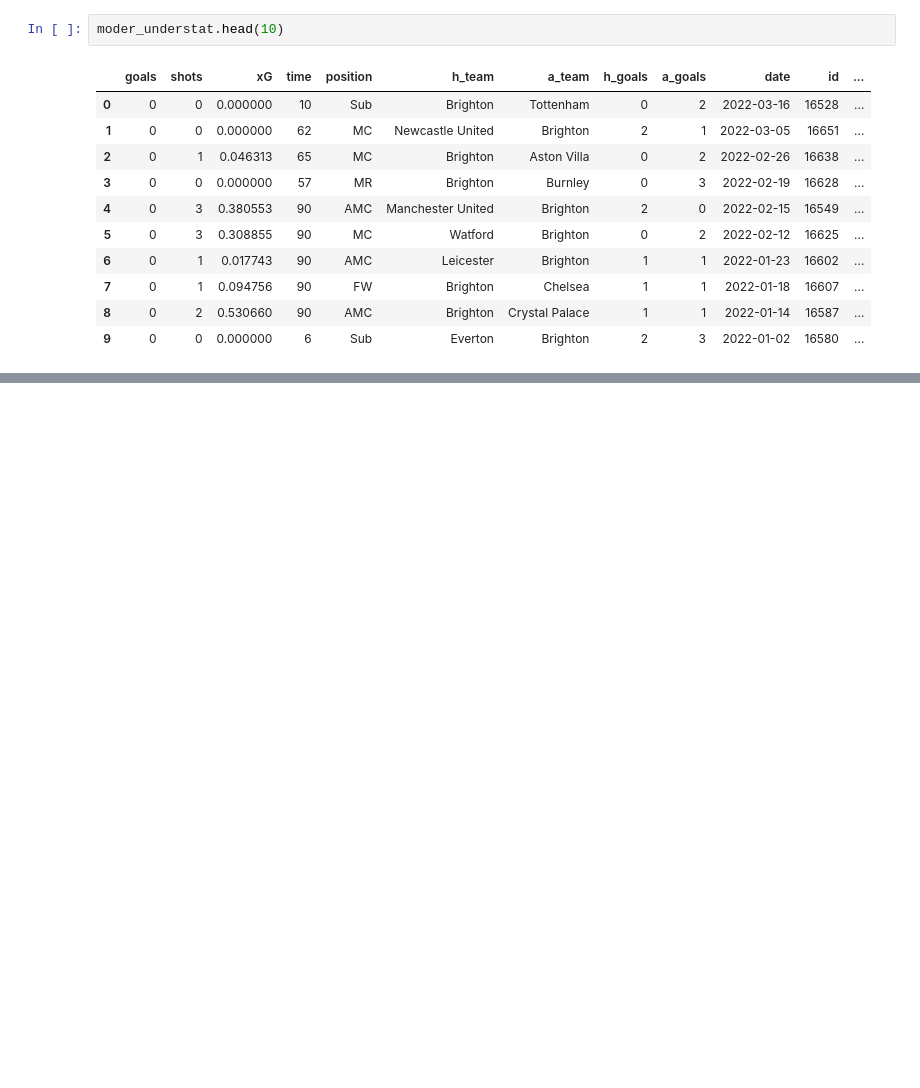
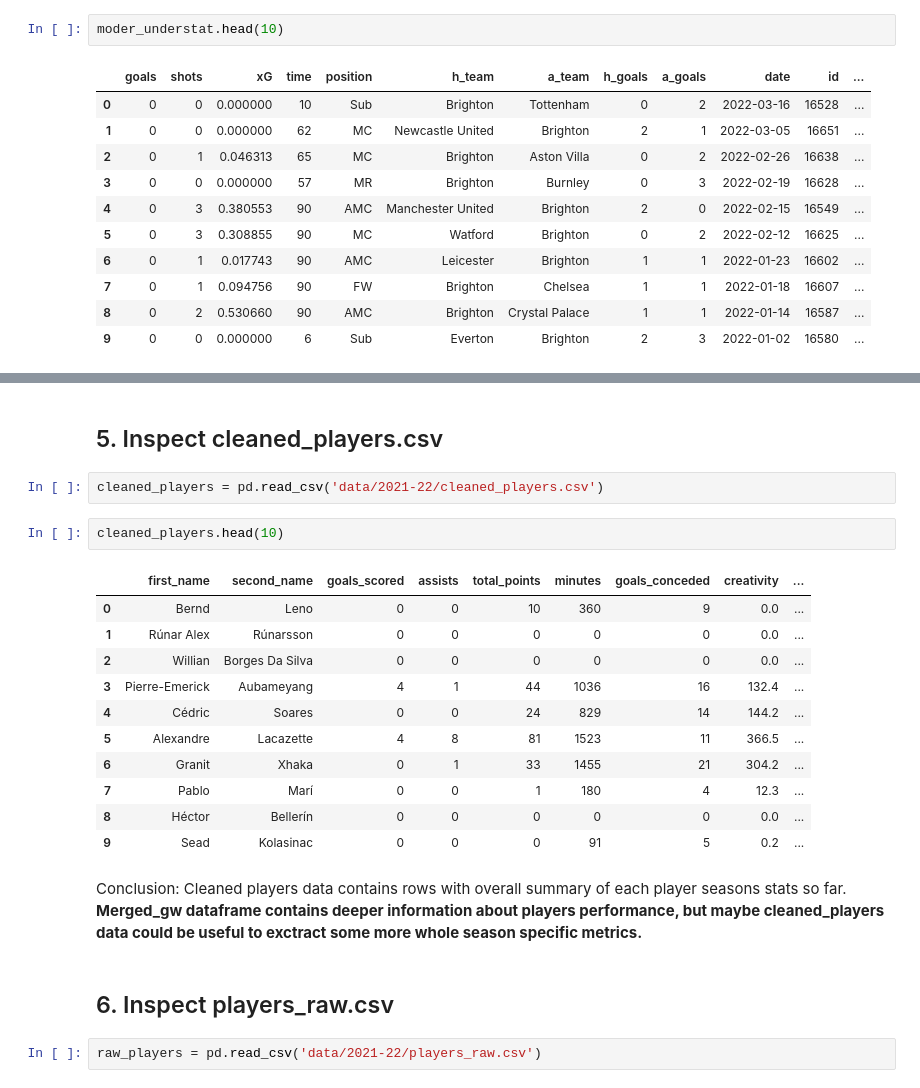
Before and after one commit to gracjans/FPL-AI-Manager_SwanseAI, a Jupyter notebook: EDA.ipynb, the cells around one changed output, grey strips where cells are left out. Drawn from its saved outputs; the diff is of its cells as text; blank space fills up the shorter version.

```diff
--- a/EDA.ipynb
+++ b/EDA.ipynb
@@ -158,0 +178,26 @@ moder_understat.head(10)
+# %% [markdown]
+## 5. Inspect cleaned_players.csv
+# %%
+cleaned_players = pd.read_csv('data/2021-22/cleaned_players.csv')
+# %%
+cleaned_players.head(10)
+# %% [output]
+|  | first_name | second_name | goals_scored | assists | total_points | minutes | goals_conceded | creativity | ... |
+| 0 | Bernd | Leno | 0 | 0 | 10 | 360 | 9 | 0.0 | ... |
+| 1 | Rúnar Alex | Rúnarsson | 0 | 0 | 0 | 0 | 0 | 0.0 | ... |
+| 2 | Willian | Borges Da Silva | 0 | 0 | 0 | 0 | 0 | 0.0 | ... |
+| 3 | Pierre-Emerick | Aubameyang | 4 | 1 | 44 | 1036 | 16 | 132.4 | ... |
+| 4 | Cédric | Soares | 0 | 0 | 24 | 829 | 14 | 144.2 | ... |
+| 5 | Alexandre | Lacazette | 4 | 8 | 81 | 1523 | 11 | 366.5 | ... |
+| 6 | Granit | Xhaka | 0 | 1 | 33 | 1455 | 21 | 304.2 | ... |
+| 7 | Pablo | Marí | 0 | 0 | 1 | 180 | 4 | 12.3 | ... |
+| 8 | Héctor | Bellerín | 0 | 0 | 0 | 0 | 0 | 0.0 | ... |
+| 9 | Sead | Kolasinac | 0 | 0 | 0 | 91 | 5 | 0.2 | ... |
+# %% [markdown]
+Conclusion:
+Cleaned players data contains rows with overall summary of each player seasons stats so far.
+**Merged_gw dataframe contains deeper information about players performance, but maybe cleaned_players data could be useful to exctract some more whole season specific metrics.**
+# %% [markdown]
+## 6. Inspect players_raw.csv
+# %%
+raw_players = pd.read_csv('data/2021-22/players_raw.csv')
```
Also changed, not shown: parts of 19 cells of this notebook.
